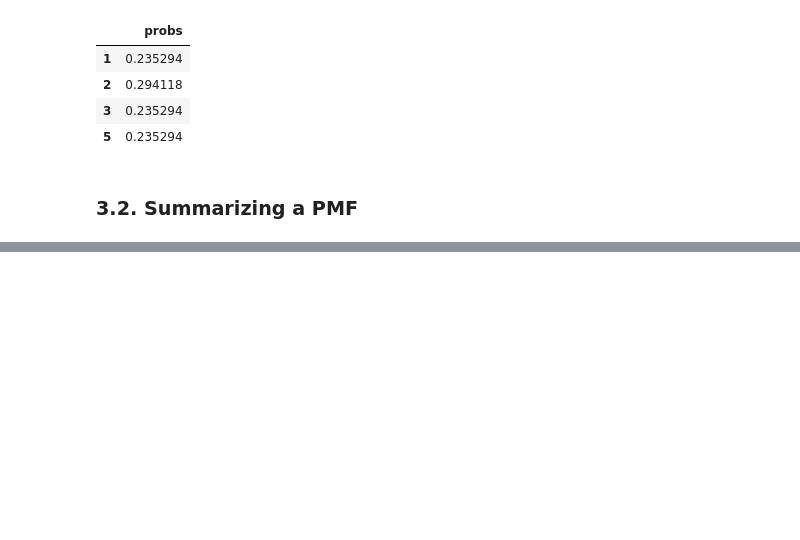
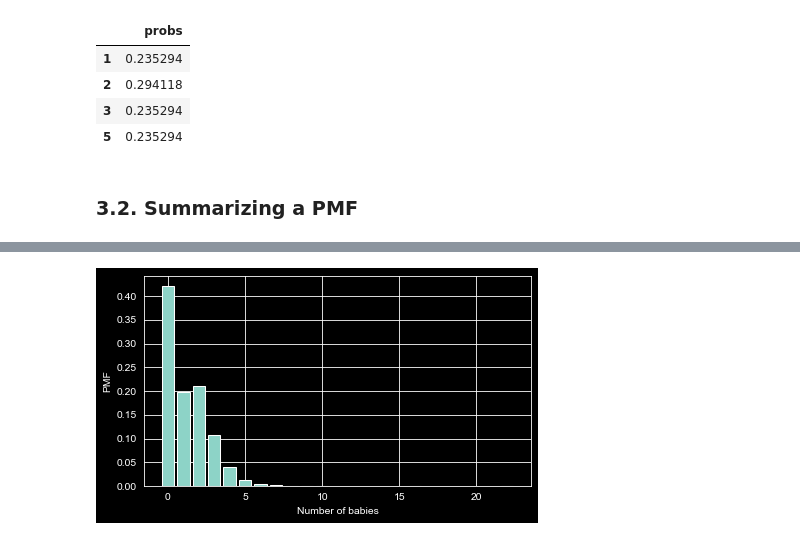
Before and after one commit to anp-exe/ThinkStats, a Jupyter notebook: my-work/Chapter3.ipynb, the cells around one changed output, grey strips where cells are left out. Cells and saved outputs as stored; diff of their text form; code cells hidden in the pictures; blank space fills up the shorter version.

```diff
--- a/my-work/Chapter3.ipynb
+++ b/my-work/Chapter3.ipynb
@@ -116,0 +317,4 @@ np.float64(2.7058823529411766)
+# %%
+# Replace 97 with NaN (special/invalid value)
+resp['numbabes'] = resp['numbabes'].replace(97, np.nan)
+FreqTab.from_seq(resp['numbabes'].dropna())
@@ -116,0 +337,7 @@ np.float64(2.7058823529411766)
+# %%
+ftab = FreqTab.from_seq(resp['numbabes'].dropna())
+pmf = ftab / ftab.sum()
+pmf.bar()
+decorate(xlabel="Number of babies", ylabel="PMF")
+# %% [output]
+[figure, added]
```
Also changed, not shown: parts of 43 cells of this notebook.
